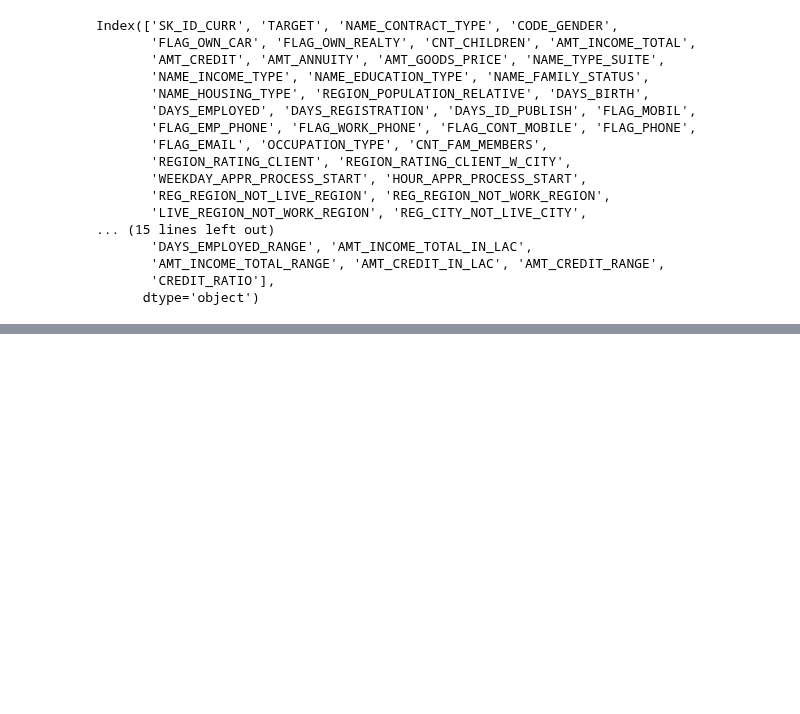
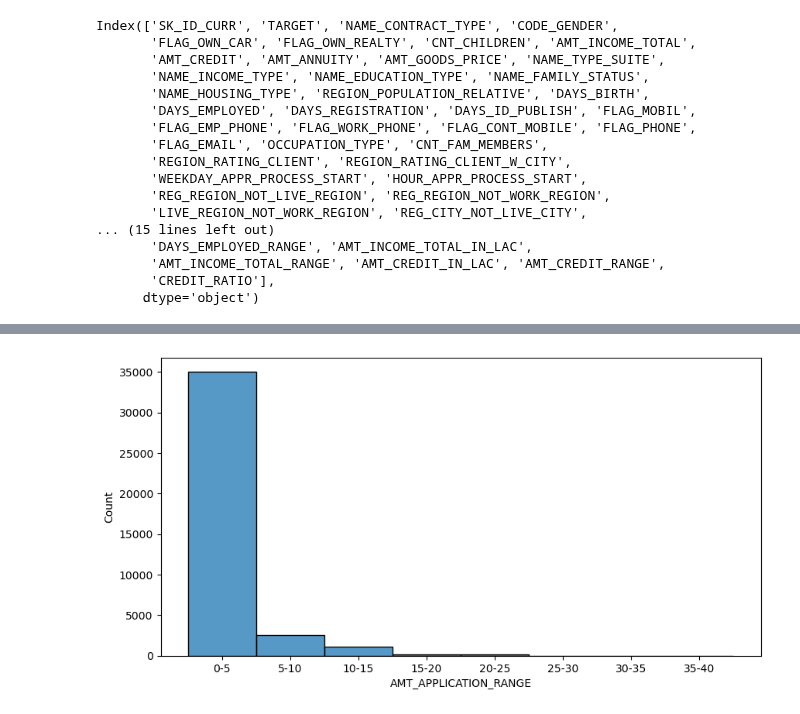
Before and after one commit to Rider-04/daily-python-data-lab, a Jupyter notebook: 03_pandas/bank_loan_case_study.ipynb, the cells around one changed output, grey strips where cells are left out. Drawn from its saved outputs; the diff is of its cells as text; code cells hidden in the pictures; blank space fills up the shorter version.

```diff
--- a/03_pandas/bank_loan_case_study.ipynb
+++ b/03_pandas/bank_loan_case_study.ipynb
@@ -1715,0 +1741,3 @@ df_app.loc[:10:,'AMT_GOODS_PRICE':'AMT_REQ_CREDIT_BUREAU_DAY':9]
+# %%
+null2=null1=missing_values(df_prev)[missing_values(df_prev)>40]
+null2
@@ -1715,0 +1757,2 @@ df_app.loc[:10:,'AMT_GOODS_PRICE':'AMT_REQ_CREDIT_BUREAU_DAY':9]
+# %%
+df_prev.drop(columns=null2.index,inplace=True)
@@ -1715,0 +1815,2 @@ df_app.loc[:10:,'AMT_GOODS_PRICE':'AMT_REQ_CREDIT_BUREAU_DAY':9]
+# %%
+df_prev[["AMT_APPLICATION_IN_LAC","AMT_CREDIT_IN_LAC"]]=round(df_prev[["AMT_APPLICATION","AMT_CREDIT"]]/100000,2)
@@ -1715,0 +1845,3 @@ df_app.loc[:10:,'AMT_GOODS_PRICE':'AMT_REQ_CREDIT_BUREAU_DAY':9]
+# %%
+df_prev["AMT_APPLICATION_RANGE"]=pd.cut(df_prev["AMT_APPLICATION_IN_LAC"],bins=[0,5,10,15,20,25,30,35,40],
+                                       labels=["0-5","5-10","10-15","15-20","20-25","25-30","30-35","35-40"])
@@ -1715,0 +1861,6 @@ df_app.loc[:10:,'AMT_GOODS_PRICE':'AMT_REQ_CREDIT_BUREAU_DAY':9]
+# %%
+plt.figure(figsize=(10,5))
+sns.histplot(df_prev["AMT_APPLICATION_RANGE"])
+plt.show()
+# %% [output]
+[figure, added]
```
Also changed, not shown: parts of 22 cells of this notebook.
